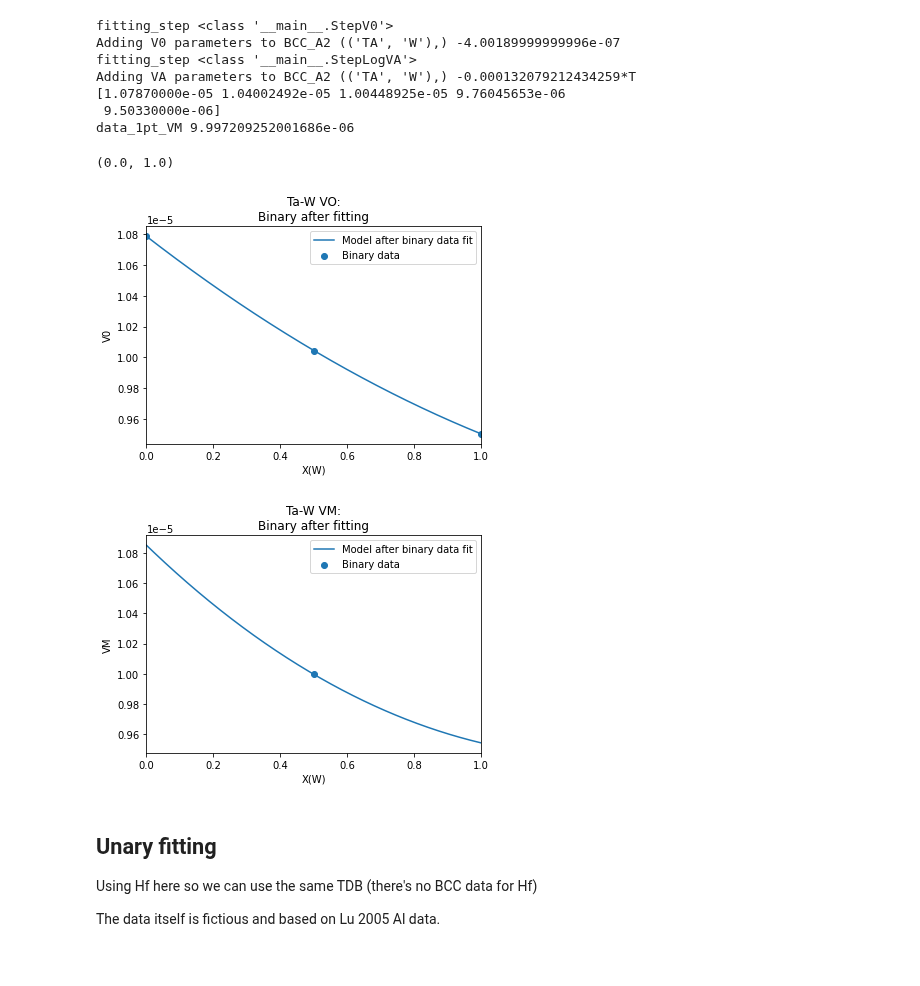
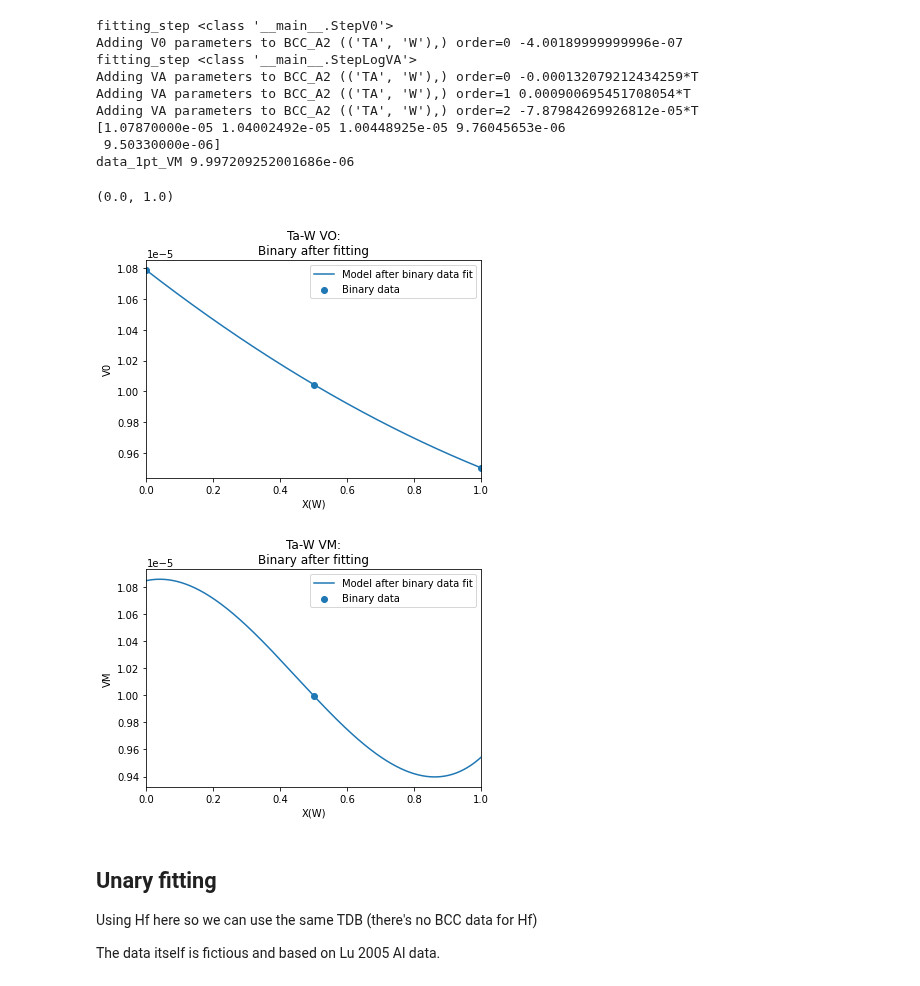
Before and after one commit to PhasesResearchLab/ESPEI, a Jupyter notebook: espei/volume-modeling-2a_TDB.ipynb, the cells around one changed output. Cells and saved outputs as stored; diff of their text form; code cells hidden in the pictures.

```diff
--- a/espei/volume-modeling-2a_TDB.ipynb
+++ b/espei/volume-modeling-2a_TDB.ipynb
@@ -513,18 +531,34 @@ datasets = [
         "comment": "Brandon Bocklund DFT calculations. VASP, PBEsol, PAW 400 eV cutoff, 0.2 KSPACING",
         "tags": ["non-equilibrium-thermochemical", "LLNL-proprietary"]
     },
+    # 1 point VA
+    # {
+    #     "components": ["TA", "W"],
+    #     "phases": ["BCC_A2"],
+    #     "output": "VM",
+    #     "values": [[[9.997209252001686e-06]]],  # "fixed" value (absolute value from mix data with calphd reference state) extracted manually from above
+    #     "conditions": {"T": 298.15, "P": 101325},
+    #     "solver": {"sublattice_site_ratios": [1], "sublattice_configurations": [[["TA", "W"]]], "sublattice_occupancies": [[[0.5, 0.5]]]},
+    #     "reference": "VASP (LLNL)",
+    #     "bibtex": "UNPUBLISHED",
+    #     "comment": "Brandon Bocklund DFT calculations. VASP, PBEsol, PAW 400 eV cutoff, 0.2 KSPACING",
+    #     "tags": ["non-equilibrium-thermochemical", "LLNL-proprietary"]
+    # },
+    # 3 point VA
+    # mix vals:      +1.0e-7  -2e-7   -4e-7
+    # concrete vals: 1.0623878723285703e-05, 9.997209252001686e-06, 9.47053978071767e-06
     {
         "components": ["TA", "W"],
         "phases": ["BCC_A2"],
         "output": "VM",
-        "values": [[[9.997209252001686e-06]]],  # "fixed" value (absolute value from mix data with calphd reference state) extracted manually from above
+        "values": [[[1.0623878723285703e-05, 9.997209252001686e-06, 9.47053978071767e-06]]],  # "fixed" value (absolute value from mix data with calphd reference state) extracted manually from above
         "conditions": {"T": 298.15, "P": 101325},
-        "solver": {"sublattice_site_ratios": [1], "sublattice_configurations": [[["TA", "W"]]], "sublattice_occupancies": [[[0.5, 0.5]]]},
+        "solver": {"sublattice_site_ratios": [1], "sublattice_configurations": [[["TA", "W"]], [["TA", "W"]], [["TA", "W"]]], "sublattice_occupancies": [[[0.75, 0.25]], [[0.5, 0.5]], [[0.25, 0.75]]]},
         "reference": "VASP (LLNL)",
         "bibtex": "UNPUBLISHED",
         "comment": "Brandon Bocklund DFT calculations. VASP, PBEsol, PAW 400 eV cutoff, 0.2 KSPACING",
         "tags": ["non-equilibrium-thermochemical", "LLNL-proprietary"]
-    }
+    },
 ]
 dbf = Database("lu2005-volumes.tdb")
 mod = Model(dbf, ["TA", "W"], "BCC_A2")
@@ -570,36 +604,45 @@ print(data_5pt_V0_fix)
 data_1pt_x_W = data_5pt_x_W[[0,2,4]]
 data_1pt_V0 = data_5pt_V0_fix[[0,2,4]]
 
 plt.title("Ta-W VO:\nBinary after fitting")
 plt.plot(x_W, func_V0_TA_W(x_TA_W), label="Model after binary data fit")
 plt.scatter(data_1pt_x_W, data_1pt_V0, label='Binary data')
 plt.legend()
 plt.xlabel("X(W)")
 plt.ylabel("V0")
 plt.xlim(0, 1)
 
 plt.figure()
 
 plt.title("Ta-W VM:\nBinary after fitting")
 plt.plot(x_W, func_VM_TA_W(x_TA_W), label="Model after binary data fit")
 data_1pt_VM = -2.0e-7 + (func_VM_TA_W([1, 0])*0.5 + func_VM_TA_W([0, 1])*0.5)
+data_3pt_VM = [
+    +1.0e-7 + (func_VM_TA_W([1, 0])*0.75 + func_VM_TA_W([0, 1])*0.25),
+    -2.0e-7 + (func_VM_TA_W([1, 0])*0.50 + func_VM_TA_W([0, 1])*0.50),
+    -4.0e-7 + (func_VM_TA_W([1, 0])*0.25 + func_VM_TA_W([0, 1])*0.75),
+]
 print("data_1pt_VM", data_1pt_VM)
 plt.scatter([0.5], data_1pt_VM, label='Binary data')
+# print("data_3pt_VM", data_3pt_VM)
+# plt.scatter([0.25, 0.5, 0.75], data_3pt_VM, label='Binary data')
 plt.legend()
 plt.xlabel("X(W)")
 plt.ylabel("VM")
 plt.xlim(0, 1)
 # %% [output]
 fitting_step <class '__main__.StepV0'>
-Adding V0 parameters to BCC_A2 (('TA', 'W'),) -4.00189999999996e-07
+Adding V0 parameters to BCC_A2 (('TA', 'W'),) order=0 -4.00189999999996e-07
 fitting_step <class '__main__.StepLogVA'>
-Adding VA parameters to BCC_A2 (('TA', 'W'),) -0.000132079212434259*T
+Adding VA parameters to BCC_A2 (('TA', 'W'),) order=0 -0.000132079212434259*T
+Adding VA parameters to BCC_A2 (('TA', 'W'),) order=1 0.000900695451708054*T
+Adding VA parameters to BCC_A2 (('TA', 'W'),) order=2 -7.87984269926812e-05*T
 [1.07870000e-05 1.04002492e-05 1.00448925e-05 9.76045653e-06
  9.50330000e-06]
 data_1pt_VM 9.997209252001686e-06
 (0.0, 1.0)
 [figure]
-[figure, old version]
+[figure, new version]
 # %% [markdown]
 ## Unary fitting
 
```
Also changed, not shown: parts of 7 cells of this notebook.
